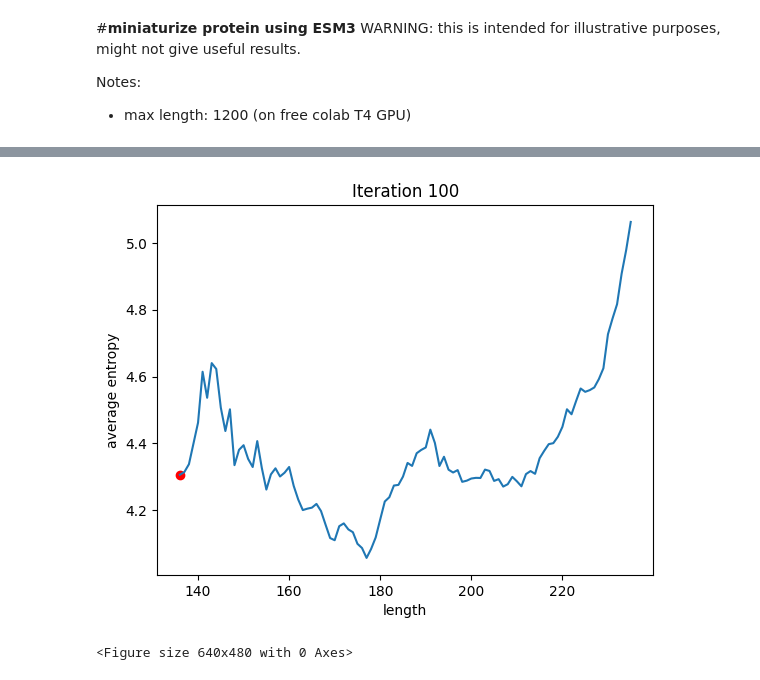
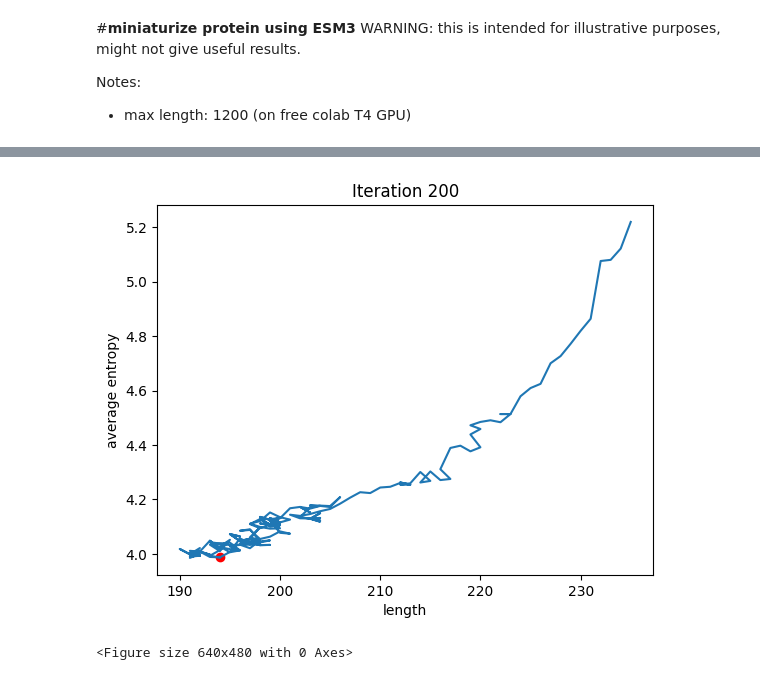
Before and after one commit to sokrypton/ColabBio, a Jupyter notebook: notebooks/miniaturize_using_esm3.ipynb, the cells around one changed output, grey strips where cells are left out. Cells and saved outputs as stored; diff of their text form; code cells hidden in the pictures.

Commit message:
setting default to allow extensions

```diff
--- a/notebooks/miniaturize_using_esm3.ipynb
+++ b/notebooks/miniaturize_using_esm3.ipynb
@@ -141,9 +135,9 @@ new_ent = OG_ENT
 # %%
 #@markdown ##RUN
 
-iterations = 100 # @param {type:"integer"}
-tries = 50 # @param {type:"integer"}
-allow_extensions = False # @param {type:"boolean"}
+iterations = 200 # @param {type:"integer"}
+tries = 10 # @param {type:"integer"}
+allow_extensions = True # @param {type:"boolean"}
 
 # Create an empty plot and capture the display handle
 plt.figure()
@@ -184,34 +178,34 @@ with tqdm.notebook.tqdm(total=iterations, bar_format=TQDM_BAR_FORMAT) as pbar:
     best_idx = np.argmin(tries_sco)
     best_sco = tries_sco[best_idx]
     best_seq = tries_seq[best_idx]
     best_ent = tries_ent[best_idx]
     best_seq_str = "".join([a for a in best_seq if a != "-"])
 
     ENT.append([best_ent,best_sco])
     SEQ.append([best_seq,best_seq_str])
 
     mask = np.array([a != "-" for a in best_seq])
     new_seq = best_seq.copy()
     new_ent = np.full(len(best_seq),-np.inf)
     new_ent[mask] = best_ent
 
     # Clear the previous plot and display the new one
     plt.clf()  # Clear the current figure
     plt.plot([len(x[1]) for x in SEQ], [x[1] for x in ENT])
     plt.scatter(len(SEQ[-1][1]), ENT[-1][1], c="red")
     plt.xlabel("length")
     plt.ylabel("average entropy")
     plt.title(f"Iteration {len(SEQ)}")
 
     # Update only the plot using the display handle
     plot_display.update(plt.gcf())
 
     pbar.update(1)
 
 plt.clf()  # Clear the current figure
 plt.show()
 # %% [output]
-[figure, old version]
+[figure, new version]
 <Figure size 640x480 with 0 Axes>
 # %%
 #@markdown ##animate (optional)
```
Also changed, not shown: parts of 5 cells of this notebook.
